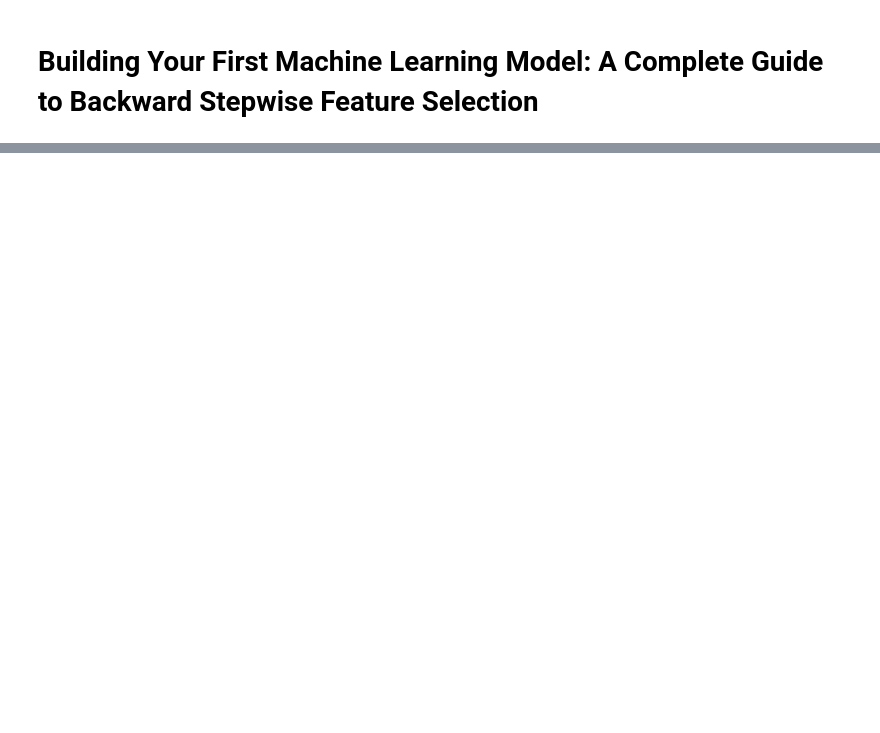
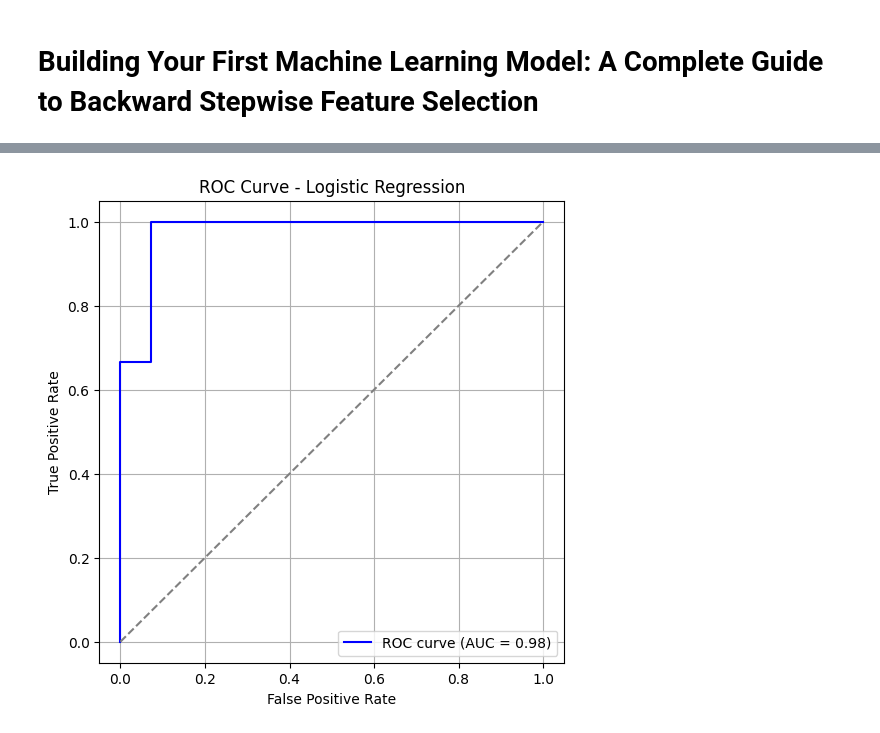
Before and after one commit to jlgeronimoc/ML-Feature-Selection, a Jupyter notebook: src/2_Feature_selection_backward.ipynb, the cells around one changed output, grey strips where cells are left out. Drawn from its saved outputs; the diff is of its cells as text; code cells hidden in the pictures; blank space fills up the shorter version.

```diff
--- a/src/2_Feature_selection_backward.ipynb
+++ b/src/2_Feature_selection_backward.ipynb
@@ -112,14 +225,9 @@ def forward_stepwise_selection(X_train:pd.DataFrame, y_train:pd.DataFrame, initi
 
     return best_adj_r2, best_model, selected_vars
 # %%
-# Add constant term for intercept
-X_train_const = sm.add_constant(X_train)
-X_test_const = sm.add_constant(X_test)
-
 significant_features = ['humidity', 'temp', 'ibt', 'doy']
 
 best_adj_r2, best_model, selected_vars = forward_stepwise_selection(X_train_const, y_train, significant_features)
-print("Adjusted R-squared of Forward Stepwise Model:", best_adj_r2)
 print("Selected Variables:", selected_vars)
 
 # Predict on test set using the selected features
@@ -310,14 +433,12 @@ y_pred_prostate = model_LR_no_intercept.predict(X_test_prostate)
 # %%
-# Calculate the classification accuracy
+# Calculate metrics
 accuracy = accuracy_score(y_test_prostate, y_pred_prostate)
-
-# Calculate additional metrics
 precision = precision_score(y_test_prostate, y_pred_prostate)
 recall = recall_score(y_test_prostate, y_pred_prostate)
 f1 = f1_score(y_test_prostate, y_pred_prostate)
 
-# For AUC-ROC, we need the prediction probabilities
-y_pred_proba_prostate = model_LR_no_intercept.predict_proba(X_test_prostate)[:, 1]
+# AUC-ROC
+y_pred_proba_prostate = model.predict(X_test_prostate)
 auc_roc = roc_auc_score(y_test_prostate, y_pred_proba_prostate)
 
 # Create a DataFrame with the metrics
@@ -330,7 +451,7 @@ metrics_data = {
 }
 
 # Create the DataFrame
-base_metrics_df = pd.DataFrame(metrics_data, index=['Base Model'])
+backward_metrics_df = pd.DataFrame(metrics_data, index=['Backward Selection Model'])
 
-# Display the metrics DataFrame
-display(base_metrics_df)
+print(X_train_prostate.columns)
+display(backward_metrics_df)
@@ -426,0 +487,22 @@ plt.show()
+# %%
+from sklearn.metrics import roc_curve, roc_auc_score
+import matplotlib.pyplot as plt
+
+# Generar los valores para la curva ROC
+fpr, tpr, thresholds = roc_curve(y_test_prostate, y_pred_proba_prostate)
+
+# Calcular el AUC
+auc_roc = roc_auc_score(y_test_prostate, y_pred_proba_prostate)
+
+# Graficar la curva ROC
+plt.figure(figsize=(6, 6))
+plt.plot(fpr, tpr, color='blue', label=f'ROC curve (AUC = {auc_roc:.2f})')
+plt.plot([0, 1], [0, 1], color='grey', linestyle='--')  # Línea diagonal para referencia
+plt.xlabel('False Positive Rate')
+plt.ylabel('True Positive Rate')
+plt.title('ROC Curve - Logistic Regression')
+plt.legend(loc='lower right')
+plt.grid(True)
+plt.show()
+# %% [output]
+[figure, added]
```
Also changed, not shown: parts of 38 cells of this notebook.
